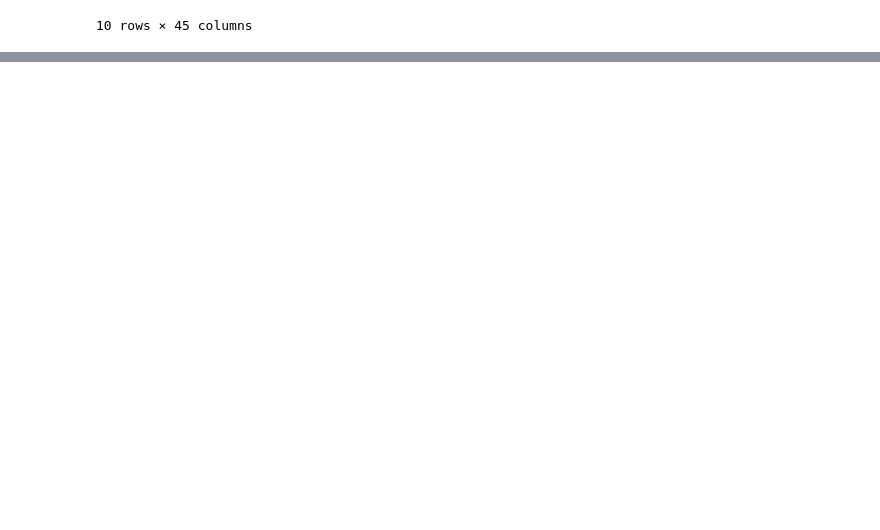
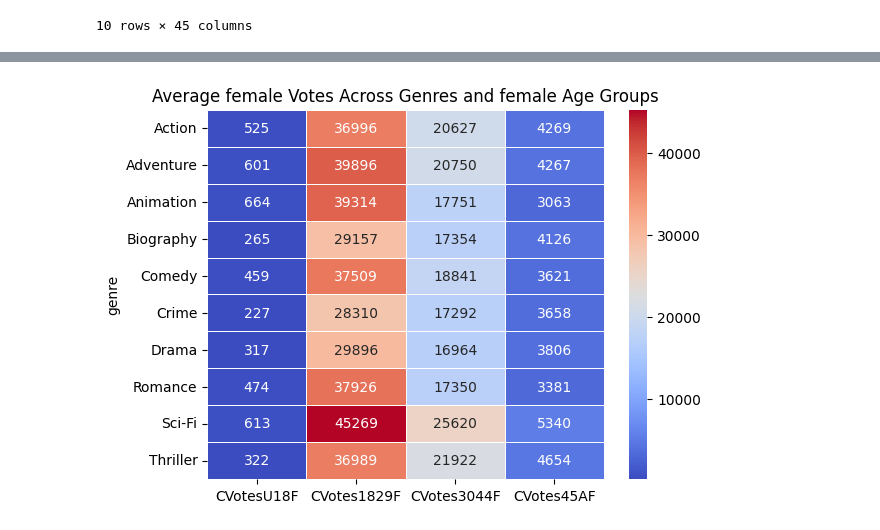
Before and after one commit to sampabiet90/AIML, a Jupyter notebook: Imdb_Movie_Assignment.ipynb, the cells around one changed output, grey strips where cells are left out. Cells and saved outputs as stored; diff of their text form; code cells hidden in the pictures; blank space fills up the shorter version.

```diff
--- a/Imdb_Movie_Assignment.ipynb
+++ b/Imdb_Movie_Assignment.ipynb
@@ -375,0 +406,18 @@ genre_top10
+# %%
+#Make the second heatmap to see how the average number of votes of females is varying
+#across the genres. Use seaborn heatmap for this analysis. The X-axis should contain the four
+# age-groups for females, i.e., CVotesU18F,CVotes1829F, CVotes3044F, and CVotes45AF.
+#The Y-axis will have the genres and the annotation in the heatmap tell the average number of votes
+#for that age-female group.
+
+female_age_group = ['CVotesU18F', 'CVotes1829F', 'CVotes3044F', 'CVotes45AF']
+female_votes_df = genre_top10[female_age_group]
+
+sns.heatmap(female_votes_df, annot=True, cmap='coolwarm', fmt='d', linewidths=.5)
+
+# Adding title
+plt.title('Average female Votes Across Genres and female Age Groups')
+
+plt.show()
+# %% [output]
+[figure, added]
```
Also changed, not shown: parts of 13 cells of this notebook.
